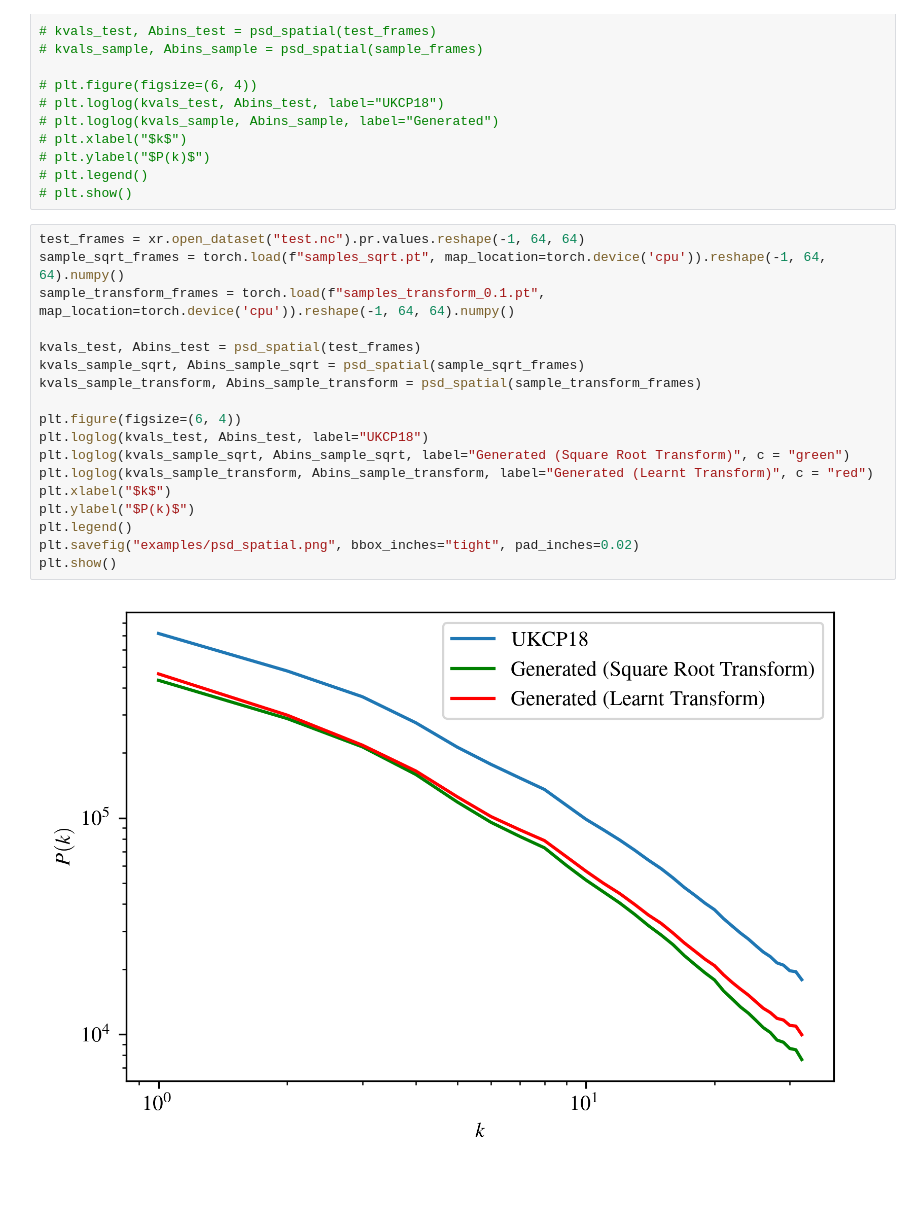
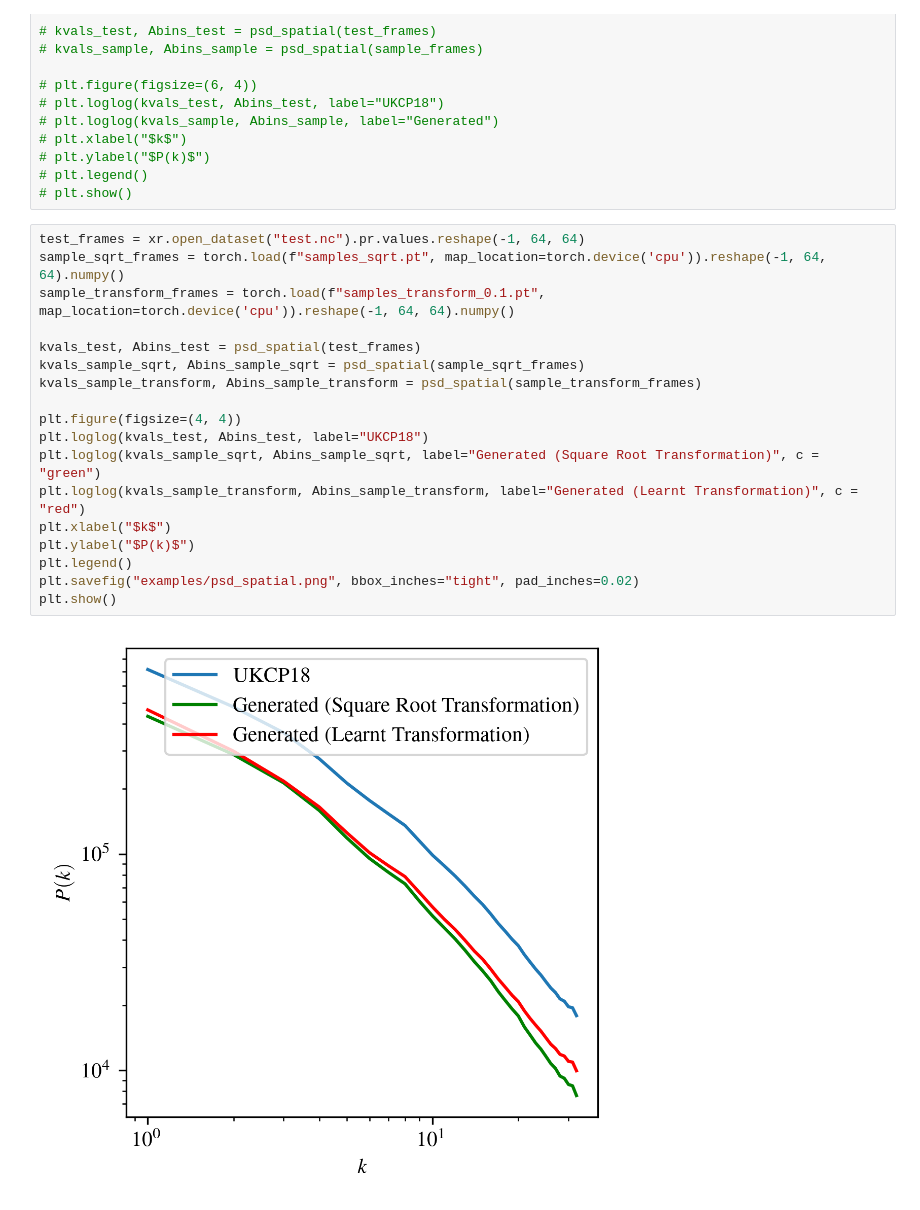
Before and after one commit to henryaddison/video-diffusion-climate, a Jupyter notebook: notebooks/psd_spatial.ipynb, the cells around one changed output. Drawn from its saved outputs; the diff is of its cells as text.

Commit message:
Added samples and some more results

```diff
--- a/notebooks/psd_spatial.ipynb
+++ b/notebooks/psd_spatial.ipynb
@@ -55,20 +55,20 @@ def psd_spatial(frames):
 # %%
 test_frames = xr.open_dataset("test.nc").pr.values.reshape(-1, 64, 64)
 sample_sqrt_frames = torch.load(f"samples_sqrt.pt", map_location=torch.device('cpu')).reshape(-1, 64, 64).numpy()
 sample_transform_frames = torch.load(f"samples_transform_0.1.pt", map_location=torch.device('cpu')).reshape(-1, 64, 64).numpy()
 
 kvals_test, Abins_test = psd_spatial(test_frames)
 kvals_sample_sqrt, Abins_sample_sqrt = psd_spatial(sample_sqrt_frames)
 kvals_sample_transform, Abins_sample_transform = psd_spatial(sample_transform_frames)
 
-plt.figure(figsize=(6, 4))
+plt.figure(figsize=(4, 4))
 plt.loglog(kvals_test, Abins_test, label="UKCP18")
-plt.loglog(kvals_sample_sqrt, Abins_sample_sqrt, label="Generated (Square Root Transform)", c = "green")
-plt.loglog(kvals_sample_transform, Abins_sample_transform, label="Generated (Learnt Transform)", c = "red")
+plt.loglog(kvals_sample_sqrt, Abins_sample_sqrt, label="Generated (Square Root Transformation)", c = "green")
+plt.loglog(kvals_sample_transform, Abins_sample_transform, label="Generated (Learnt Transformation)", c = "red")
 plt.xlabel("$k$")
 plt.ylabel("$P(k)$")
 plt.legend()
 plt.savefig("examples/psd_spatial.png", bbox_inches="tight", pad_inches=0.02)
 plt.show()
 # %% [output]
-[figure, old version]
+[figure, new version]
```
Also changed, not shown: parts of 2 cells of this notebook, 37 other files.
